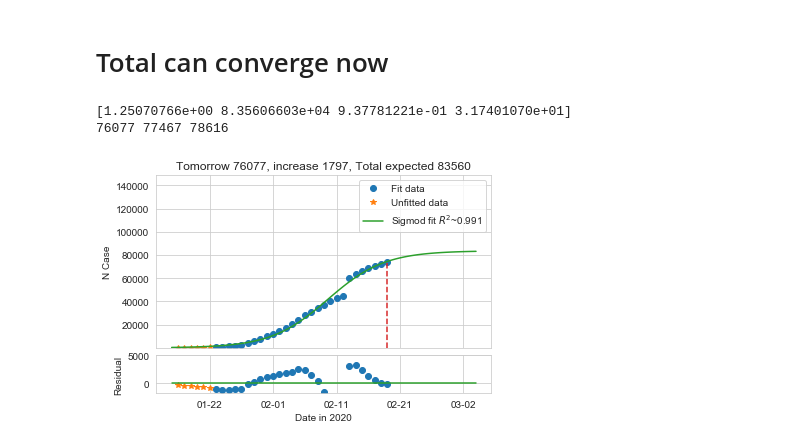
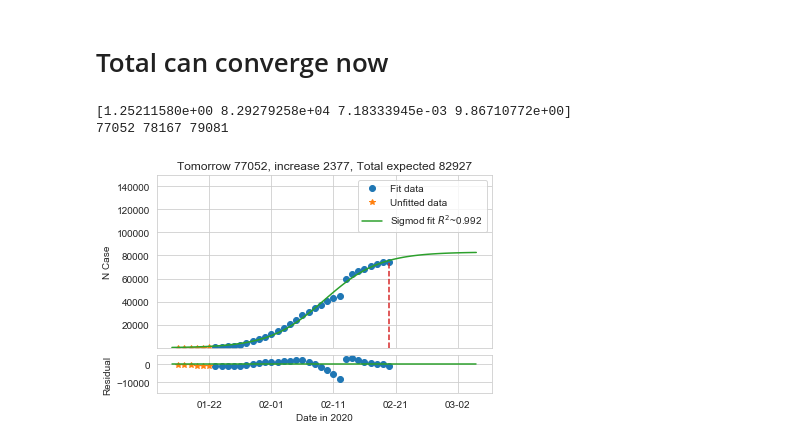
Before and after one commit to tongbaojia/vr_2020, a Jupyter notebook: Virus.ipynb, the cells around one changed output. Drawn from its saved outputs; the diff is of its cells as text; code cells hidden in the pictures.

```diff
--- a/Virus.ipynb
+++ b/Virus.ipynb
@@ -41,10 +41,11 @@ c = [
     2018,
     2051,
     1893,
-    1752
+    1751,
+    396, # WTH?
 ]
 # %%
-tmr_date = "2_19_2020"
+tmr_date = "2_20_2020"
 # %% [markdown]
 # Standard Imports
 # %%
@@ -205,34 +206,34 @@ def prediction(my_func, name="sigmoid"):
     ax1.set_title("Tomorrow {}, increase {}, Total expected {}".format(pred, pred - total[-1], total_expected))
     ax1.set_ylim(1, total[-1] * 2)
     ax1.legend(loc='best')
     # ax1.set_xticks([])
     # ax1.set_xlabel('Date')
     ax1.set_ylabel('N Case')
 
     residuals = ydata - my_func(xdata, *popt)
     prev_residuals = y_prev_data - my_func(x_prev_data, *popt)
     ax2.plot(xdata, residuals, 'o', label='residuals')
     ax2.plot(x_prev_data, prev_residuals, '*', label='prev residuals')
     ax2.plot(x, np.zeros(len(x)))
-    ax2.set_ylim(min(prev_residuals) * 2, 5000)
+    ax2.set_ylim(min(residuals) * 2, 5000)
     ax2.set_xlabel('Date in 2020')
     ax2.set_ylabel('Residual')
     x_ticks = ax2.get_xticks()
     # print(x_ticks)
     current_day = len(total) - starting_index
     # correct time difference
     current_date = date.today() + timedelta(days=1)
     date_ticks = []
     for x_tick in x_ticks:
         date_ticks.append(current_date + timedelta(days=x_tick - current_day))
     date_ticks = [i.strftime('%m-%d') for i in date_ticks]
     # print(date_ticks)
     ax2.set_xticklabels(date_ticks)
     plt.savefig('Plots/{}_{}.png'.format(tmr_date, name), dpi=300)
     plt.show()
 
 prediction(sigmoid, "sigmoid")
 # %% [output]
-[1.25070766e+00 8.35606603e+04 9.37781221e-01 3.17401070e+01]
-76077 77467 78616
+[1.25211580e+00 8.29279258e+04 7.18333945e-03 9.86710772e+00]
+77052 78167 79081
-[figure, old version]
+[figure, new version]
```
Also changed, not shown: parts of 2 cells of this notebook, 3 other files.
